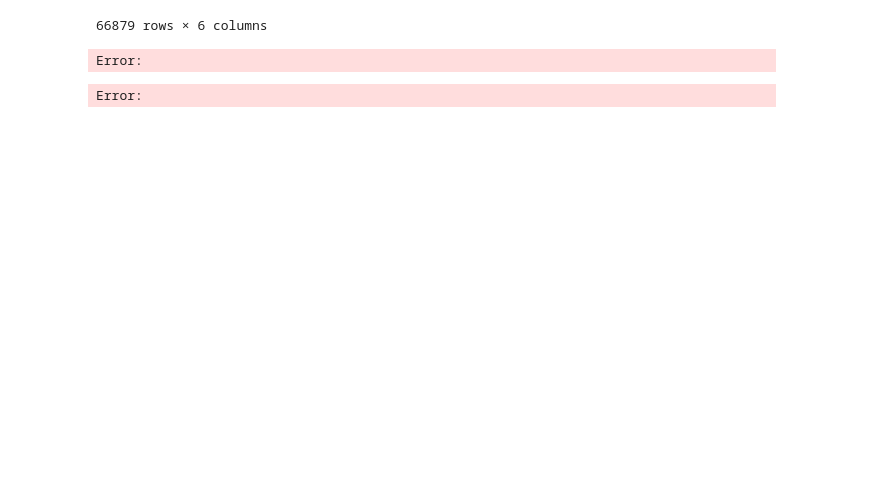
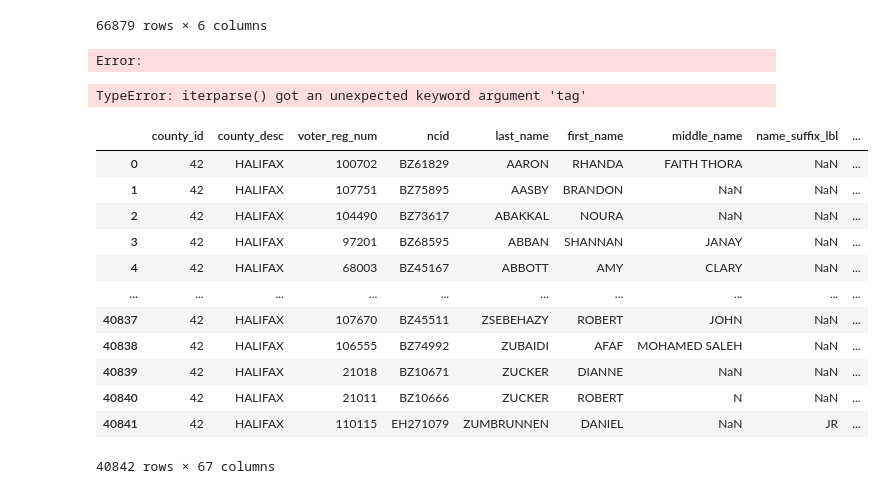
Before and after one commit to pereiraIgor/approximate-blocking, a Jupyter notebook: notebook.ipynb, the cells around one changed output. Drawn from its saved outputs; the diff is of its cells as text; code cells hidden in the pictures; blank space fills up the shorter version.

Commit message:
Adicionando alguns arquivos e entropia de shannon

```diff
--- a/notebook.ipynb
+++ b/notebook.ipynb
@@ -383,9 +383,52 @@ df_xml = pd.read_xml("/home/igor/Downloads/dblp.xml")
 df_xml
 # %% [output]
 Error:
+# %%
+import pandas as pd
+import xml.etree.ElementTree as ET
+
+# Define uma função para processar cada elemento
+def process_element(element):
+    data = {
+        'col1': element.find('col1').text,
+        'col2': element.find('col2').text,
+        'col3': element.find('col3').text
+    }
+    return data
+
+# Caminho para o arquivo XML
+file_path = '/home/igor/Downloads/dblp.xml'
+
+# Lista para armazenar os dados
+data = []
+
+# Itera sobre os elementos do arquivo XML
+for event, elem in ET.iterparse(file_path, events=('end',), tag='record'):
+    data.append(process_element(elem))
+    elem.clear()  # Limpa o elemento para liberar memória
+
+# Converte a lista de dados para um DataFrame do pandas
+df = pd.DataFrame(data)
+
+print(df)
+# %% [output]
+TypeError: iterparse() got an unexpected keyword argument 'tag'
 # %%
 import pandas as pd
 # %%
-df_txt = pd.read_table("/home/igor/Downloads/ncvoter_Statewide.txt",encoding='unicode_escape')
+df_txt = pd.read_table("ncvoter42.txt",encoding='unicode_escape')
+df_txt
 # %% [output]
+|  | county_id | county_desc | voter_reg_num | ncid | last_name | first_name | middle_name | name_suffix_lbl | ... |
+| 0 | 42 | HALIFAX | 100702 | BZ61829 | AARON | RHANDA | FAITH THORA | NaN | ... |
+| 1 | 42 | HALIFAX | 107751 | BZ75895 | AASBY | BRANDON | NaN | NaN | ... |
+| 2 | 42 | HALIFAX | 104490 | BZ73617 | ABAKKAL | NOURA | NaN | NaN | ... |
+| 3 | 42 | HALIFAX | 97201 | BZ68595 | ABBAN | SHANNAN | JANAY | NaN | ... |
+| 4 | 42 | HALIFAX | 68003 | BZ45167 | ABBOTT | AMY | CLARY | NaN | ... |
+| ... | ... | ... | ... | ... | ... | ... | ... | ... | ... |
+| 40837 | 42 | HALIFAX | 107670 | BZ45511 | ZSEBEHAZY | ROBERT | JOHN | NaN | ... |
+| 40838 | 42 | HALIFAX | 106555 | BZ74992 | ZUBAIDI | AFAF | MOHAMED SALEH | NaN | ... |
+| 40839 | 42 | HALIFAX | 21018 | BZ10671 | ZUCKER | DIANNE | NaN | NaN | ... |
+| 40840 | 42 | HALIFAX | 21011 | BZ10666 | ZUCKER | ROBERT | N | NaN | ... |
+| 40841 | 42 | HALIFAX | 110115 | EH271079 | ZUMBRUNNEN | DANIEL | NaN | JR | ... |
-Error:
+40842 rows × 67 columns
```
Also changed, not shown: parts of 2 cells of this notebook, 9 other files.
